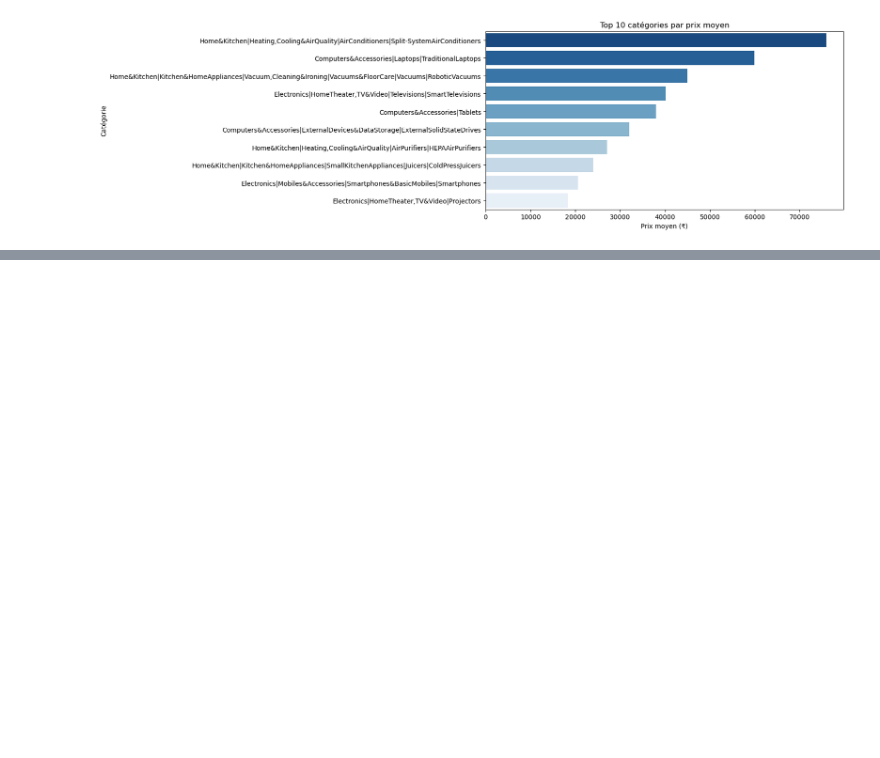
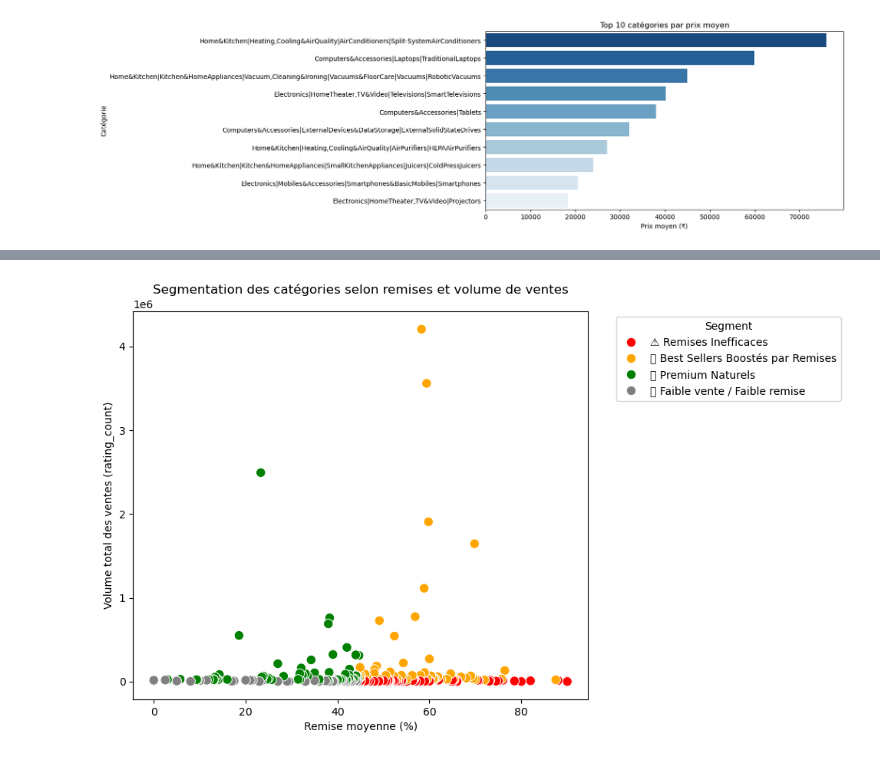
Before and after one commit to salaheddineelazouti/Mini-projet-Amazon-Sales-Dataset, a Jupyter notebook: Exploration du jeu de données Amazon Sales.ipynb, the cells around one changed output, grey strips where cells are left out. Saved outputs shown, nothing was run; the diff lists cells and outputs as text; code cells hidden in the pictures; blank space fills up the shorter version.

```diff
--- a/Exploration du jeu de données Amazon Sales.ipynb
+++ b/Exploration du jeu de données Amazon Sales.ipynb
@@ -256,0 +428,25 @@ Passing `palette` without assigning `hue` is deprecated and will be removed in v
+# %%
+plt.figure(figsize=(10,6))
+
+sns.scatterplot(
+    data=merged_analysis,
+    x="average_discount_percentage",
+    y="total_rating_count",
+    hue="segment",          # Couleur selon le segment
+    palette={
+        "🔥 Best Sellers Boostés par Remises": "orange",
+        "⭐ Premium Naturels": "green",
+        "⚠️ Remises Inefficaces": "red",
+        "📉 Faible vente / Faible remise": "gray"
+    },
+    s=80
+)
+
+plt.title("Segmentation des catégories selon remises et volume de ventes")
+plt.xlabel("Remise moyenne (%)")
+plt.ylabel("Volume total des ventes (rating_count)")
+plt.legend(title="Segment", bbox_to_anchor=(1.05, 1), loc='upper left')
+plt.tight_layout()
+plt.show()
+# %% [output]
+[figure, added]
```
Also changed, not shown: parts of 7 cells of this notebook.
